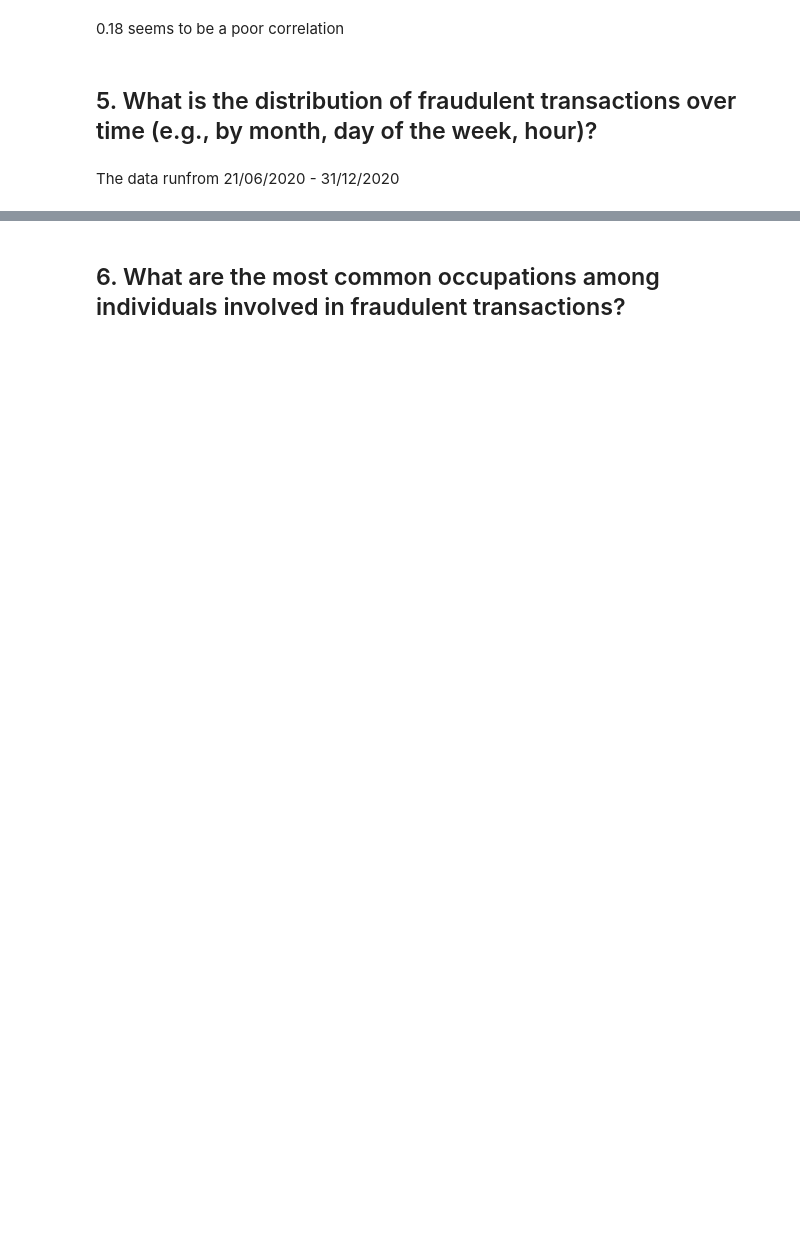
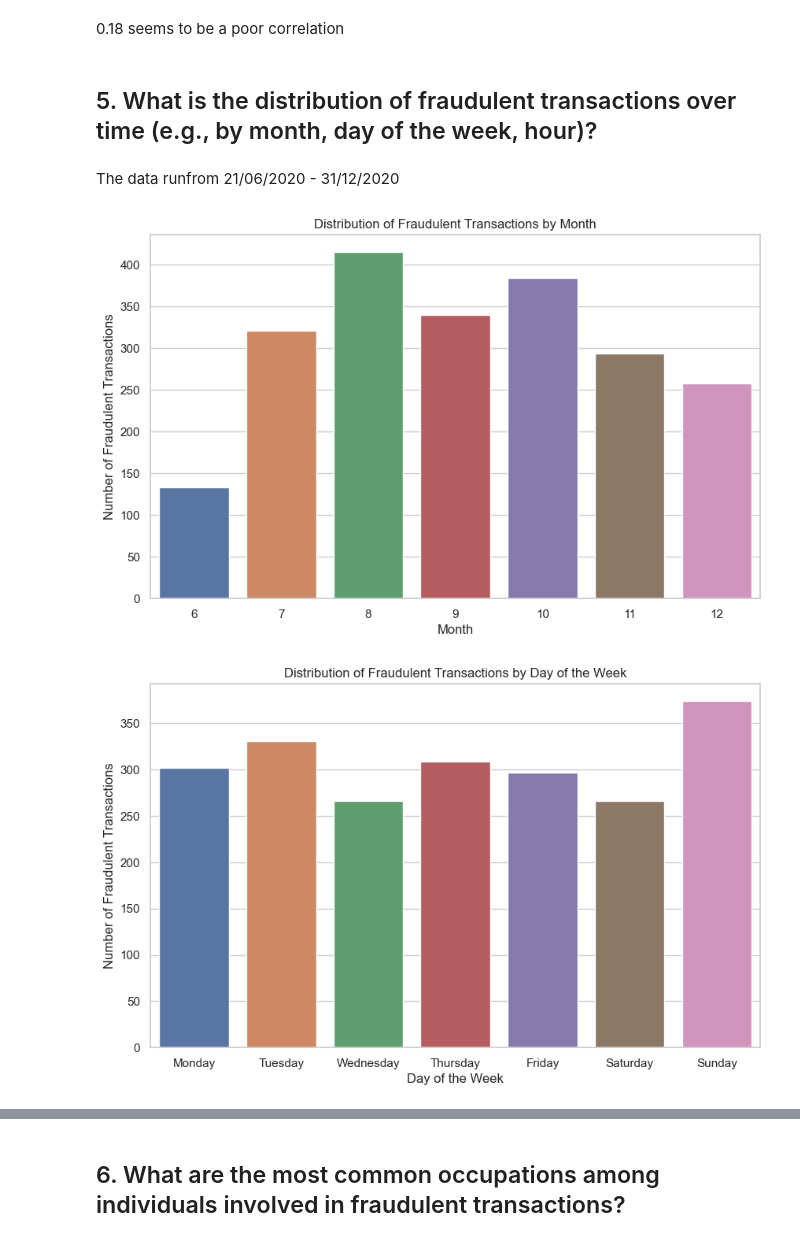
Before and after one commit to thanhdcng/detect-fraudulent-credit-card-transactions, a Jupyter notebook: notebooks/EDA_and_Preprocessing_TEST.ipynb, the cells around one changed output, grey strips where cells are left out. Cells and saved outputs as stored; diff of their text form; code cells hidden in the pictures; blank space fills up the shorter version.

```diff
--- a/notebooks/EDA_and_Preprocessing_TEST.ipynb
+++ b/notebooks/EDA_and_Preprocessing_TEST.ipynb
@@ -12,7 +12,7 @@ from sklearn.metrics import classification_report, confusion_matrix, roc_curve,
 # %% [markdown]
 # Step 2: Load the Dataset
 # %%
-df = pd.read_csv('/../../data/raw/fraudTest.csv')
+df = pd.read_csv('../../data/raw/fraudTest.csv')
 df.head()
 # %% [output]
 |  | Unnamed: 0 | trans_date_trans_time | cc_num | merchant | category | amt | first | last | gender | ... |
@@ -323,31 +424,34 @@ df['trans_date_trans_time'] = pd.to_datetime(df['trans_date_trans_time'])
 df['month'] = df['trans_date_trans_time'].dt.month
 df['day_of_week'] = df['trans_date_trans_time'].dt.dayofweek
 df['hour'] = df['trans_date_trans_time'].dt.hour
 
 # Filter fraudulent transactions
 fraudulent_transactions = df[df['is_fraud'] == 1]
 
 # Plot the distribution of fraudulent transactions by month
 plt.figure(figsize=(10, 6))
-sns.countplot(x=b', data=fraudulent_transactions)
+sns.countplot(x='month', data=fraudulent_transactions)
 plt.title('Distribution of Fraudulent Transactions by Month')
 plt.xlabel('Month')
 plt.ylabel('Number of Fraudulent Transactions')
 plt.show()
 
 # Plot the distribution of fraudulent transactions by day of the week
 plt.figure(figsize=(10, 6))
 sns.countplot(x='day_of_week', data=fraudulent_transactions)
 plt.title('Distribution of Fraudulent Transactions by Day of the Week')
 plt.xlabel('Day of the Week')
 plt.ylabel('Number of Fraudulent Transactions')
 plt.xticks(ticks=range(7), labels=['Monday', 'Tuesday', 'Wednesday', 'Thursday', 'Friday', 'Saturday', 'Sunday'])
 plt.show()
 
 # Plot the distribution of fraudulent transactions by hour
 plt.figure(figsize=(10, 6))
 sns.countplot(x='hour', data=fraudulent_transactions)
 plt.title('Distribution of Fraudulent Transactions by Hour')
 plt.xlabel('Hour of the Day')
 plt.ylabel('Number of Fraudulent Transactions')
 plt.show()
+# %% [output]
+[figure, added]
+[figure, added]
```
Also changed, not shown: parts of 22 cells of this notebook.
